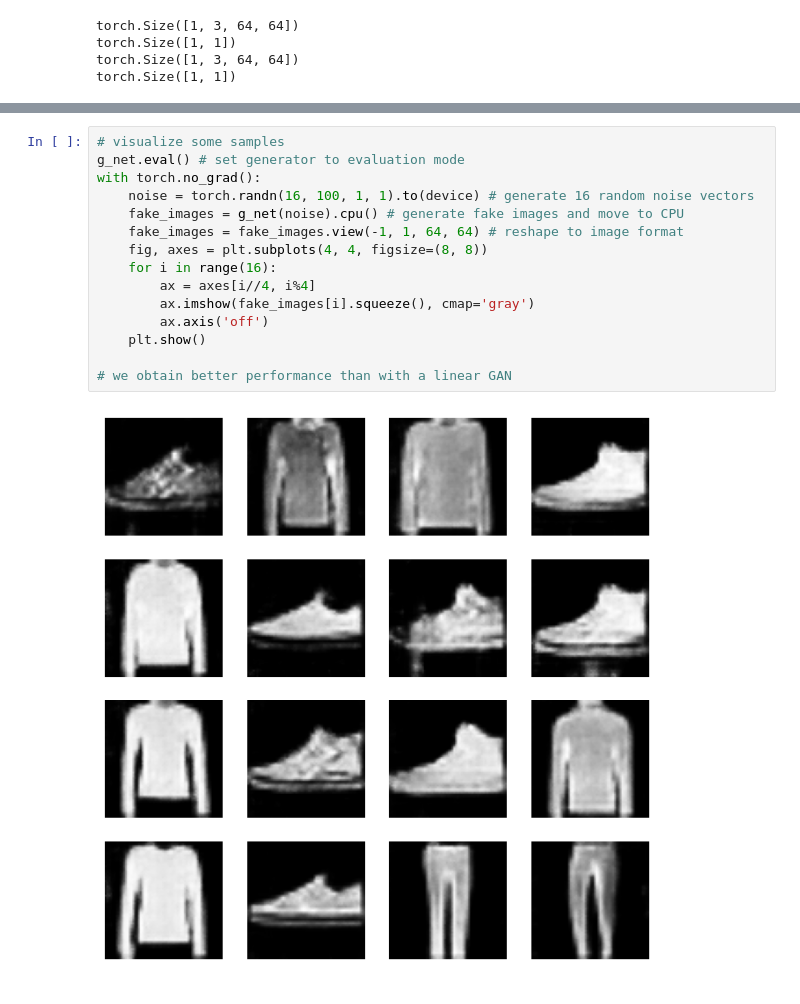
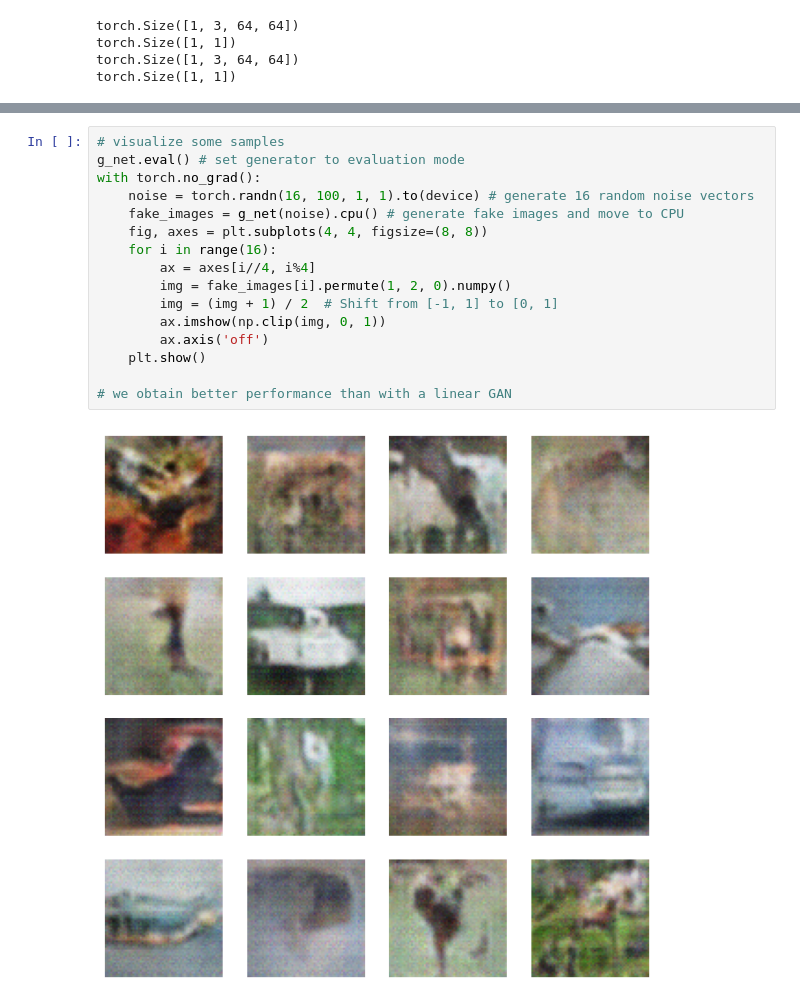
Before and after one commit to pablogasco1/deep-learning, a Jupyter notebook: notebooks/16_GAN_6.ipynb, the cells around one changed output, grey strips where cells are left out. Drawn from its saved outputs; the diff is of its cells as text.

```diff
--- a/notebooks/16_GAN_6.ipynb
+++ b/notebooks/16_GAN_6.ipynb
@@ -242,17 +332,18 @@ plt.show()
 # %%
 # visualize some samples
 g_net.eval() # set generator to evaluation mode
 with torch.no_grad():
     noise = torch.randn(16, 100, 1, 1).to(device) # generate 16 random noise vectors
     fake_images = g_net(noise).cpu() # generate fake images and move to CPU
-    fake_images = fake_images.view(-1, 1, 64, 64) # reshape to image format
     fig, axes = plt.subplots(4, 4, figsize=(8, 8))
     for i in range(16):
         ax = axes[i//4, i%4]
-        ax.imshow(fake_images[i].squeeze(), cmap='gray')
+        img = fake_images[i].permute(1, 2, 0).numpy()
+        img = (img + 1) / 2  # Shift from [-1, 1] to [0, 1]
+        ax.imshow(np.clip(img, 0, 1))
         ax.axis('off')
     plt.show()
 
 # we obtain better performance than with a linear GAN
 # %% [output]
-[figure, old version]
+[figure, new version]
```
Also changed, not shown: parts of 8 cells of this notebook.
